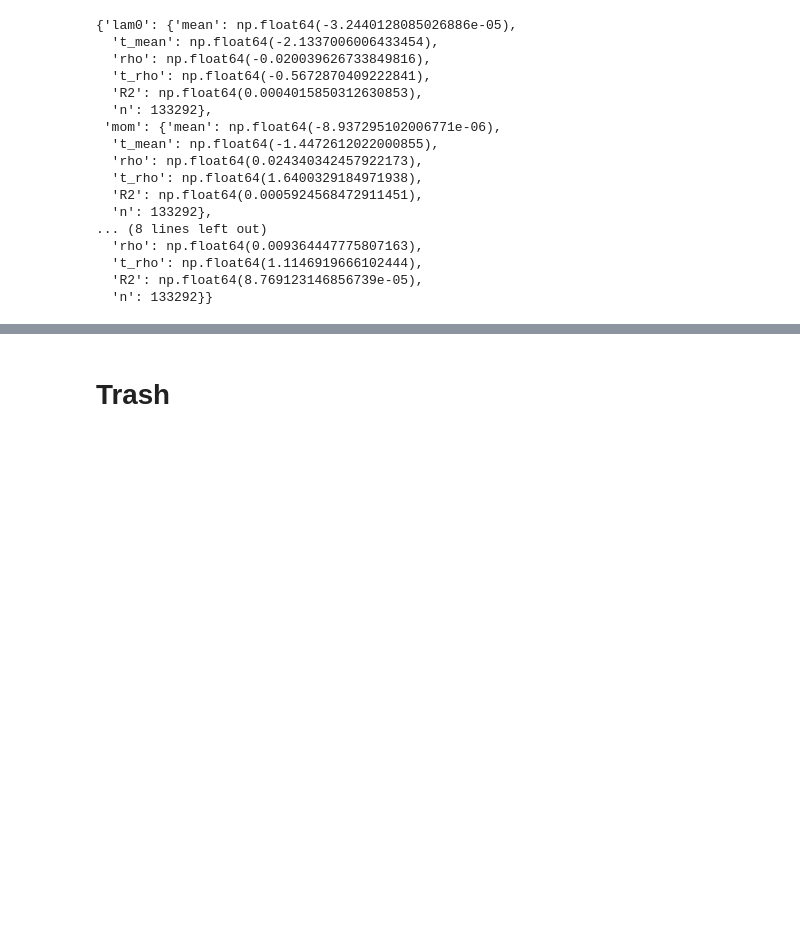
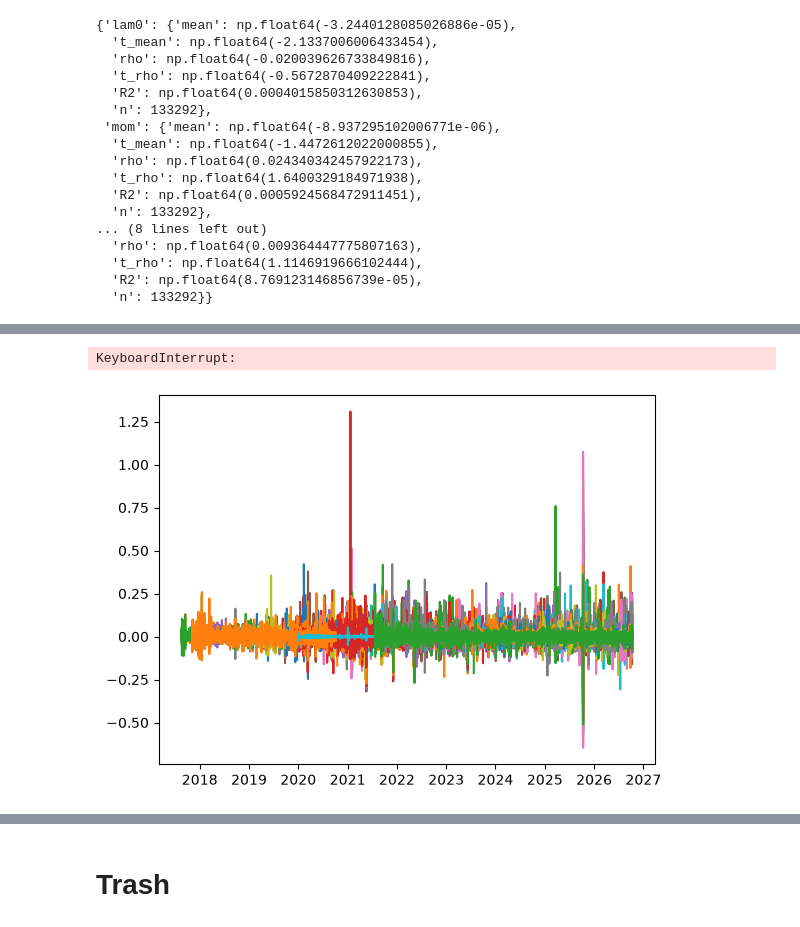
Before and after one commit to Parracho/Project-Finance, a Jupyter notebook: alpha_beta.ipynb, the cells around one changed output, grey strips where cells are left out. Cells and saved outputs as stored; diff of their text form; code cells hidden in the pictures; blank space fills up the shorter version.

```diff
--- a/alpha_beta.ipynb
+++ b/alpha_beta.ipynb
@@ -309,0 +305,7 @@ NameError: name 'sig' is not defined
+# %%
+ret = px.pct_change(fill_method=None)
+# %%
+ret.plot(legend=False)
+# %% [output]
+KeyboardInterrupt:
+[figure, added]
```
Also changed, not shown: parts of 9 cells of this notebook.
